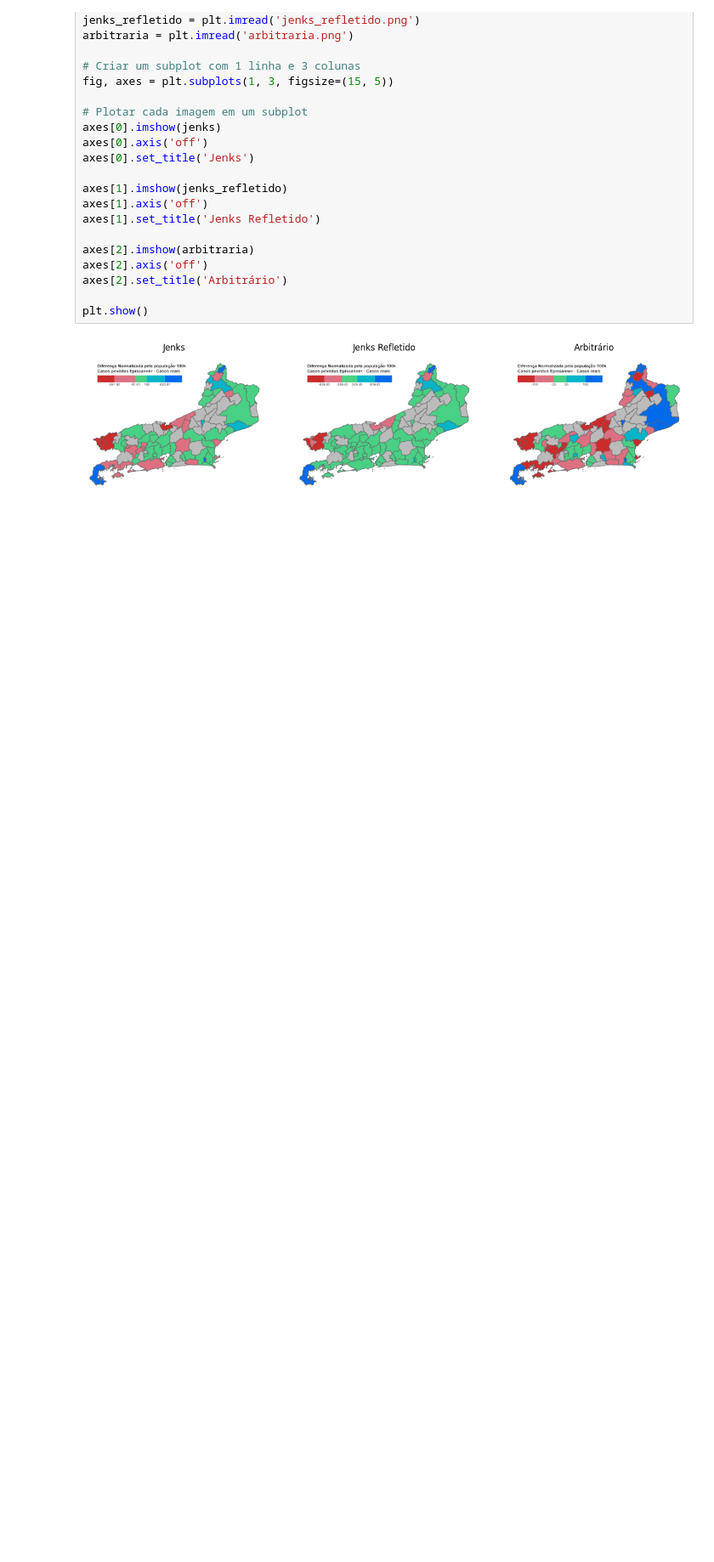
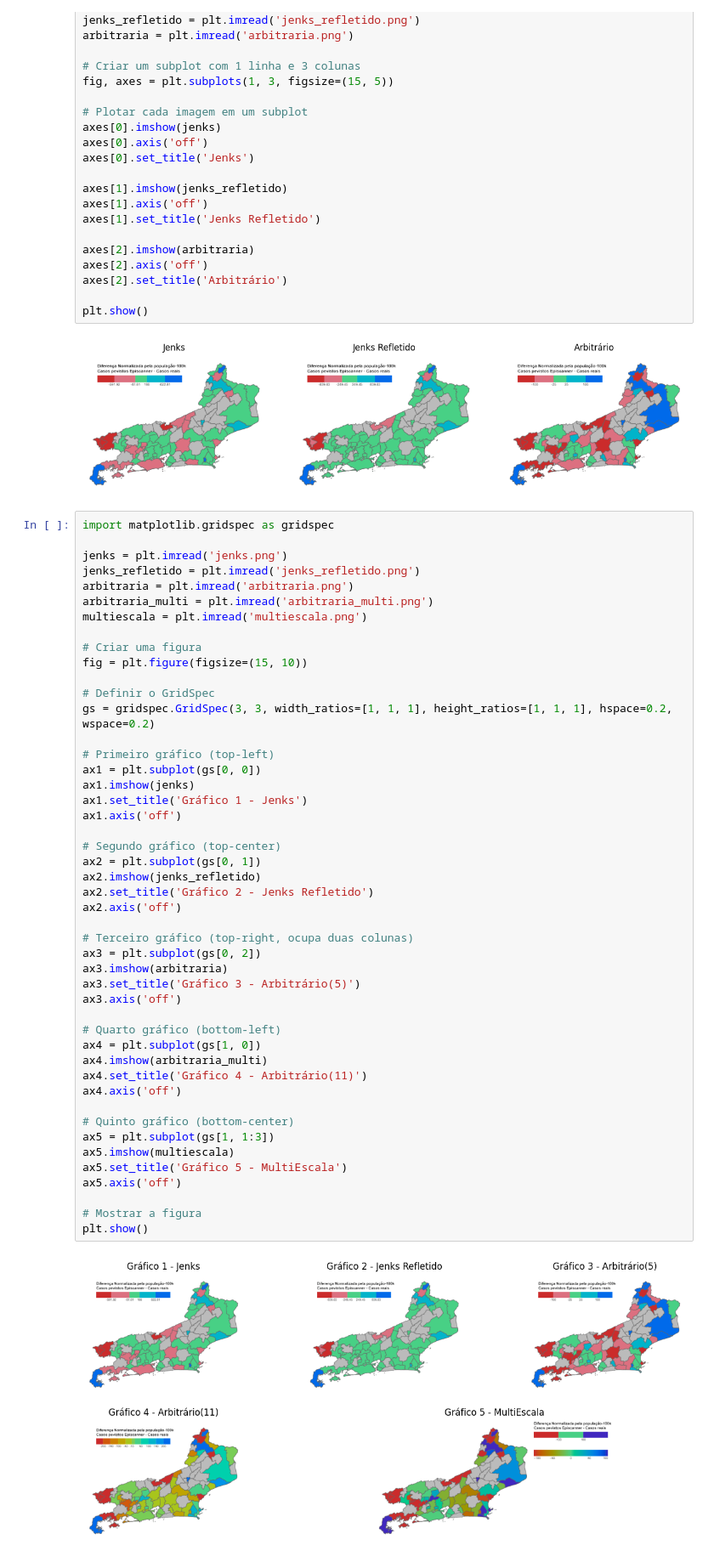
Before and after one commit to AlertaDengue/epi-scanner, a Jupyter notebook: visualization/analise_modelo.ipynb, the cells around one changed output. Shown at 85% size. Cells and saved outputs as stored; diff of their text form; blank space fills up the shorter version.

```diff
--- a/visualization/analise_modelo.ipynb
+++ b/visualization/analise_modelo.ipynb
@@ -357,3 +420,52 @@ axes[2].set_title('Arbitrário')
 plt.show()
 # %% [output]
 [figure]
+# %%
+import matplotlib.gridspec as gridspec
+
+jenks = plt.imread('jenks.png')
+jenks_refletido = plt.imread('jenks_refletido.png')
+arbitraria = plt.imread('arbitraria.png')
+arbitraria_multi = plt.imread('arbitraria_multi.png')
+multiescala = plt.imread('multiescala.png')
+
+# Criar uma figura
+fig = plt.figure(figsize=(15, 10))
+
+# Definir o GridSpec
+gs = gridspec.GridSpec(3, 3, width_ratios=[1, 1, 1], height_ratios=[1, 1, 1], hspace=0.2, wspace=0.2)
+
+# Primeiro gráfico (top-left)
+ax1 = plt.subplot(gs[0, 0])
+ax1.imshow(jenks)
+ax1.set_title('Gráfico 1 - Jenks')
+ax1.axis('off')
+
+# Segundo gráfico (top-center)
+ax2 = plt.subplot(gs[0, 1])
+ax2.imshow(jenks_refletido)
+ax2.set_title('Gráfico 2 - Jenks Refletido')
+ax2.axis('off')
+
+# Terceiro gráfico (top-right, ocupa duas colunas)
+ax3 = plt.subplot(gs[0, 2])
+ax3.imshow(arbitraria)
+ax3.set_title('Gráfico 3 - Arbitrário(5)')
+ax3.axis('off')
+
+# Quarto gráfico (bottom-left)
+ax4 = plt.subplot(gs[1, 0])
+ax4.imshow(arbitraria_multi)
+ax4.set_title('Gráfico 4 - Arbitrário(11)')
+ax4.axis('off')
+
+# Quinto gráfico (bottom-center)
+ax5 = plt.subplot(gs[1, 1:3])
+ax5.imshow(multiescala)
+ax5.set_title('Gráfico 5 - MultiEscala')
+ax5.axis('off')
+
+# Mostrar a figura
+plt.show()
+# %% [output]
+[figure, added]
```
Also changed, not shown: parts of 16 cells of this notebook, 2 other files.
